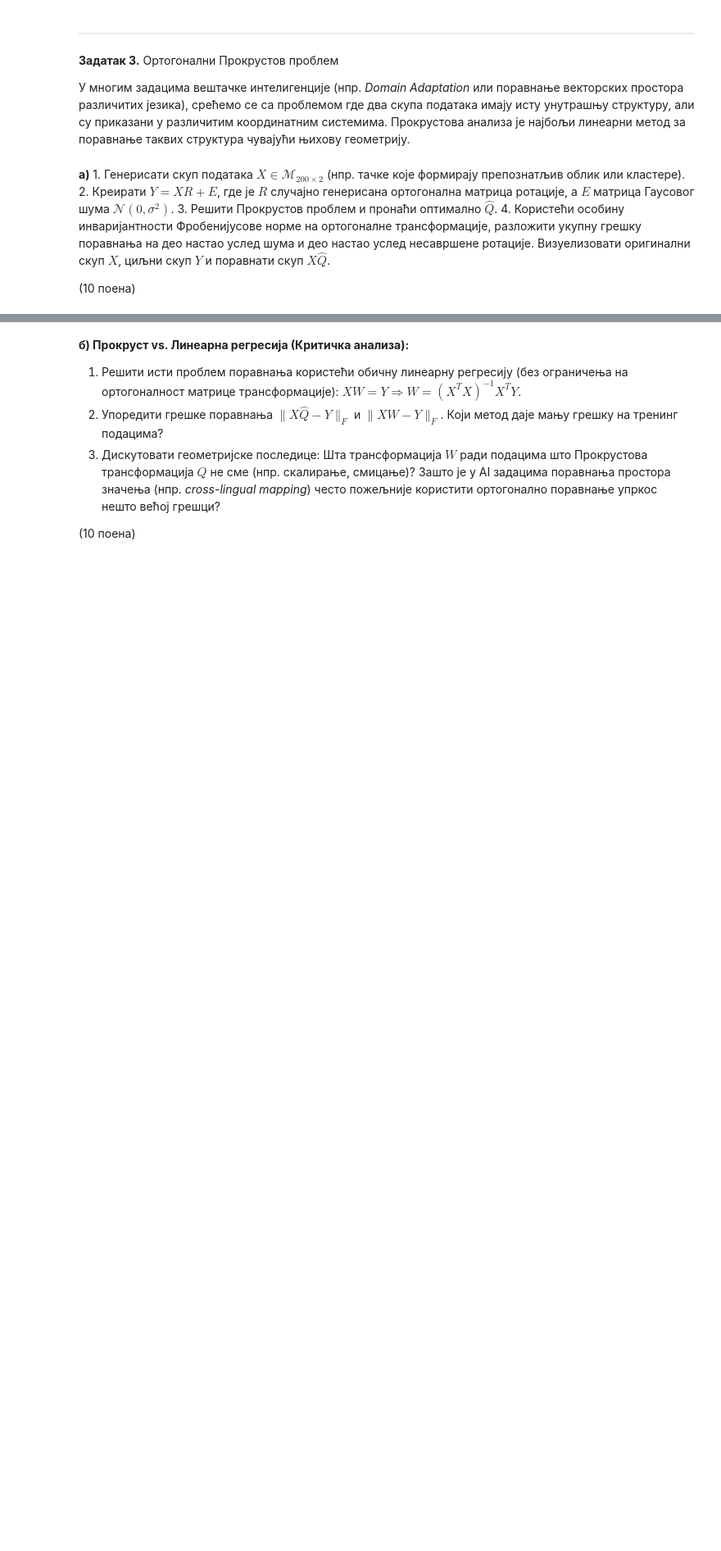
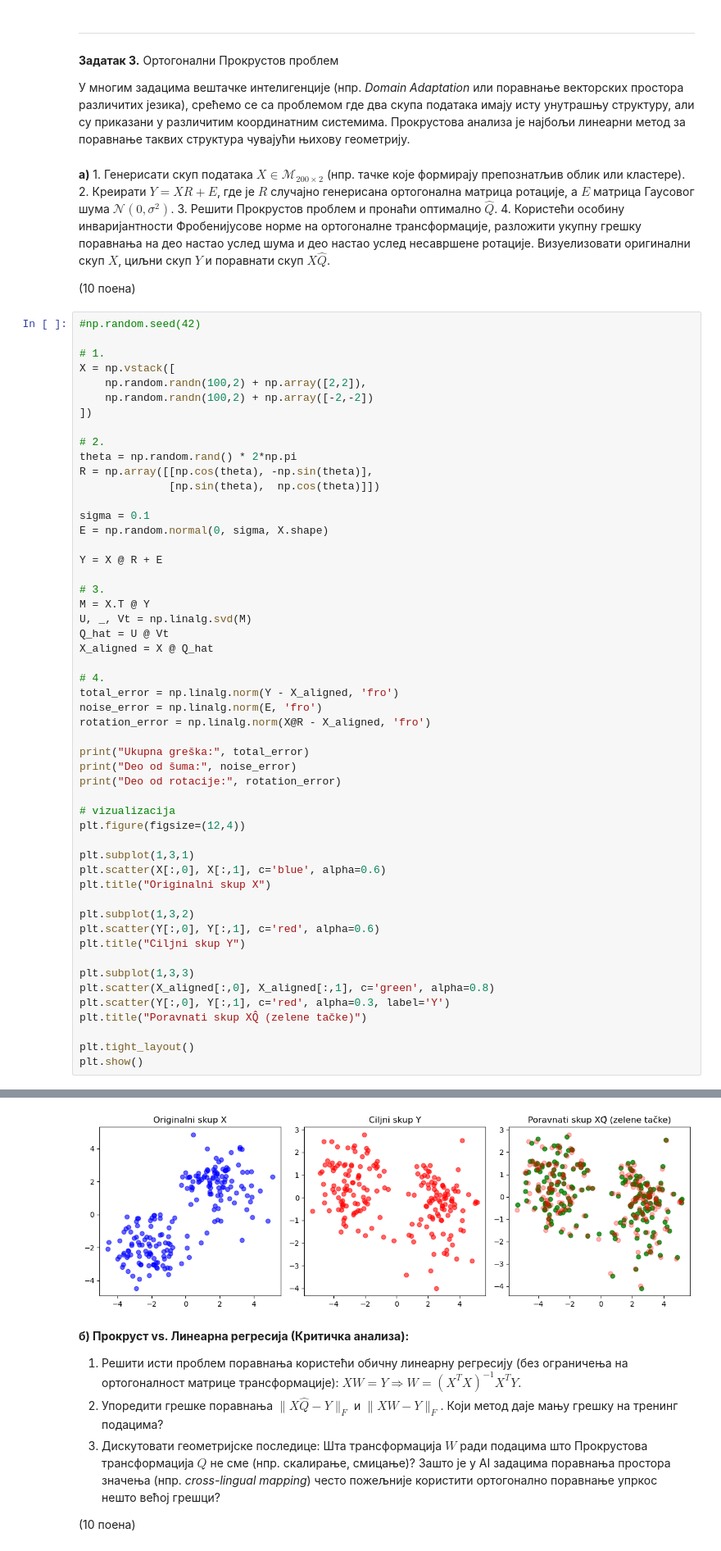
Before and after one commit to paunovicjovan/mathematical-methods-for-machine-learning, a Jupyter notebook: Homeworks/06Domaci_Jovan_Paunovic.ipynb, the cells around one changed output, grey strips where cells are left out. Shown at 82% size. Drawn from its saved outputs; the diff is of its cells as text; blank space fills up the shorter version.

```diff
--- a/Homeworks/06Domaci_Jovan_Paunovic.ipynb
+++ b/Homeworks/06Domaci_Jovan_Paunovic.ipynb
@@ -669,3 +669,56 @@ Dodavanje konstante $\lambda$ geometrijski deluje tako što disproporcionalno po
 4. Користећи особину инваријантности Фробенијусове норме на ортогоналне трансформације, разложити укупну грешку поравнања на део настао услед шума и део настао услед несавршене ротације. Визуелизовати оригинални скуп $X$, циљни скуп $Y$ и поравнати скуп $X\hat{Q}$.
 
 (10 поена)
+# %%
+#np.random.seed(42)
+
+# 1.
+X = np.vstack([
+    np.random.randn(100,2) + np.array([2,2]),
+    np.random.randn(100,2) + np.array([-2,-2])
+])
+
+# 2.
+theta = np.random.rand() * 2*np.pi
+R = np.array([[np.cos(theta), -np.sin(theta)],
+              [np.sin(theta),  np.cos(theta)]])
+
+sigma = 0.1
+E = np.random.normal(0, sigma, X.shape)
+
+Y = X @ R + E
+
+# 3.
+M = X.T @ Y
+U, _, Vt = np.linalg.svd(M)
+Q_hat = U @ Vt
+X_aligned = X @ Q_hat
+
+# 4.
+total_error = np.linalg.norm(Y - X_aligned, 'fro')
+noise_error = np.linalg.norm(E, 'fro')
+rotation_error = np.linalg.norm(X@R - X_aligned, 'fro')
+
+print("Ukupna greška:", total_error)
+print("Deo od šuma:", noise_error)
+print("Deo od rotacije:", rotation_error)
+
+# vizualizacija
+plt.figure(figsize=(12,4))
+
+plt.subplot(1,3,1)
+plt.scatter(X[:,0], X[:,1], c='blue', alpha=0.6)
+plt.title("Originalni skup X")
+
+plt.subplot(1,3,2)
+plt.scatter(Y[:,0], Y[:,1], c='red', alpha=0.6)
+plt.title("Ciljni skup Y")
+
+plt.subplot(1,3,3)
+plt.scatter(X_aligned[:,0], X_aligned[:,1], c='green', alpha=0.8)
+plt.scatter(Y[:,0], Y[:,1], c='red', alpha=0.3, label='Y')
+plt.title("Poravnati skup XQ̂ (zelene tačke)")
+
+plt.tight_layout()
+plt.show()
+# %% [output]
@@ -672,3 +728,4 @@ Dodavanje konstante $\lambda$ geometrijski deluje tako što disproporcionalno po
+[figure, added]
 # %% [markdown]
 **б) Прокруст vs. Линеарна регресија (Критичка анализа):**
 1. Решити исти проблем поравнања користећи обичну линеарну регресију (без ограничења на ортогоналност матрице трансформације): $XW = Y \Longrightarrow W = (X^TX)^{-1}X^TY$.
```
Also changed, not shown: parts of 7 cells of this notebook.
